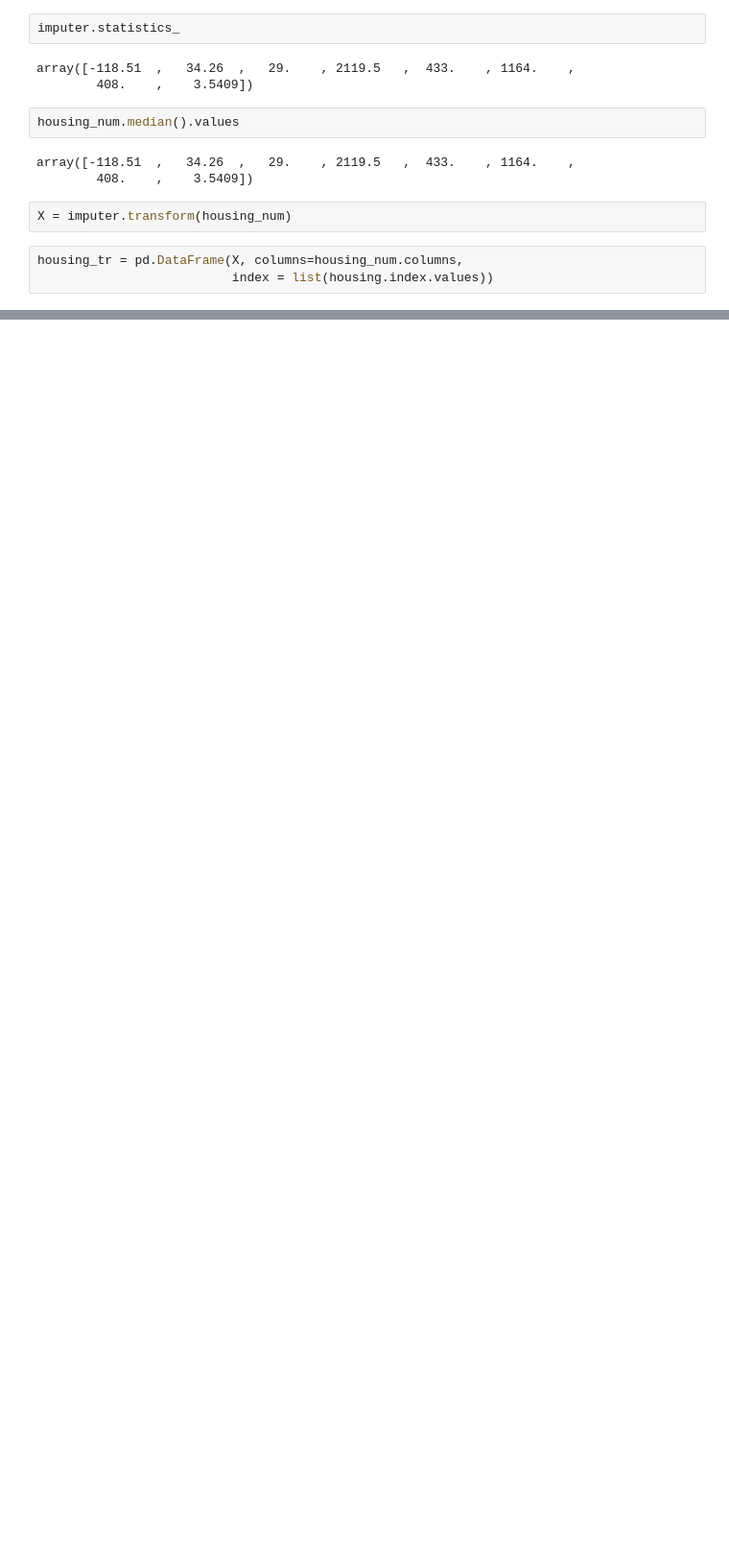
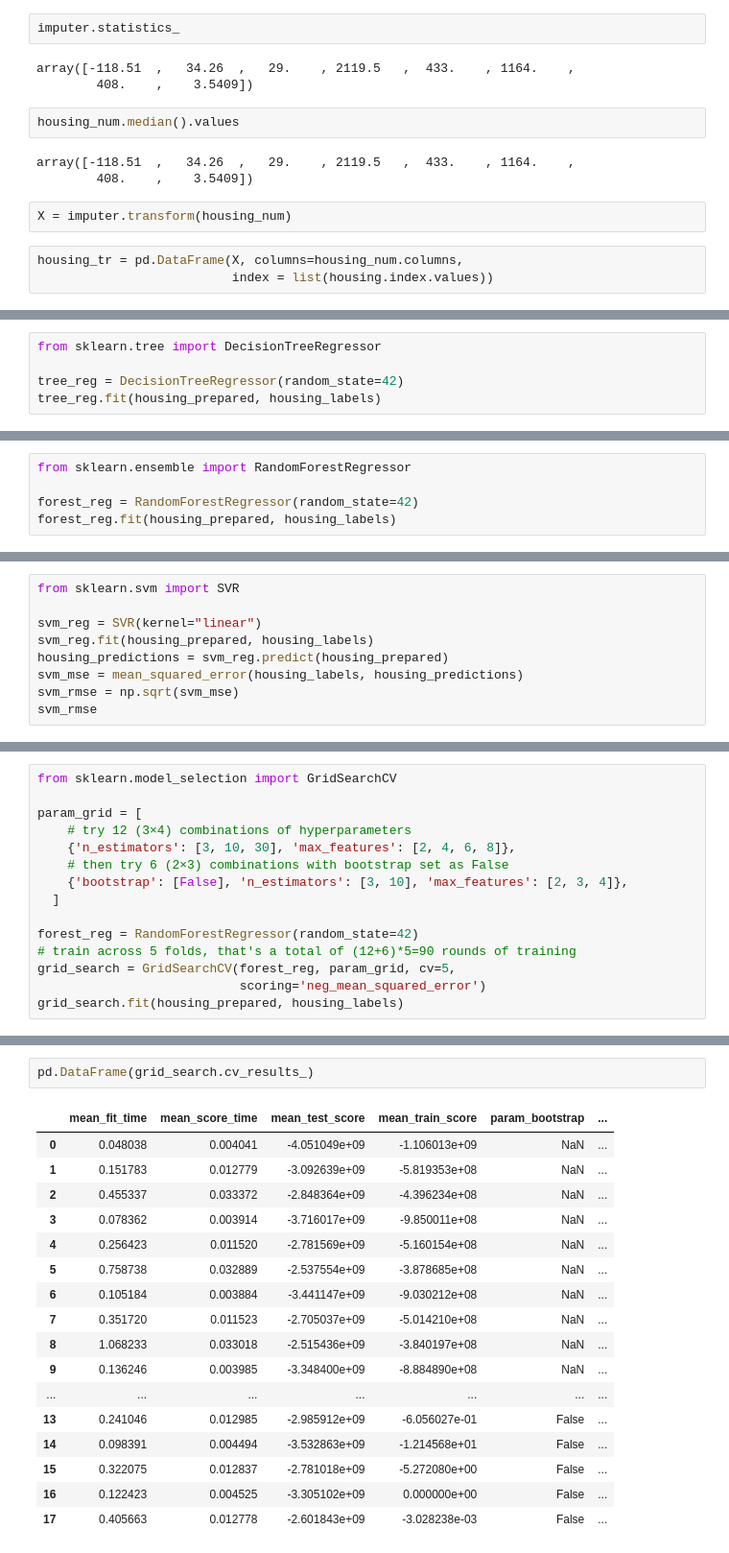
Before and after one commit to thephet/handson_ml, a Jupyter notebook: Housing.ipynb, the cells around one changed output, grey strips where cells are left out. Shown: that part at 96% size. Drawn from its saved outputs; the diff is of its cells as text; blank space fills up the shorter version.

```diff
--- a/Housing.ipynb
+++ b/Housing.ipynb
@@ -317,0 +775,5 @@ housing_tr = pd.DataFrame(X, columns=housing_num.columns,
+# %%
+from sklearn.tree import DecisionTreeRegressor
+
+tree_reg = DecisionTreeRegressor(random_state=42)
+tree_reg.fit(housing_prepared, housing_labels)
@@ -317,0 +823,5 @@ housing_tr = pd.DataFrame(X, columns=housing_num.columns,
+# %%
+from sklearn.ensemble import RandomForestRegressor
+
+forest_reg = RandomForestRegressor(random_state=42)
+forest_reg.fit(housing_prepared, housing_labels)
@@ -317,0 +861,9 @@ housing_tr = pd.DataFrame(X, columns=housing_num.columns,
+# %%
+from sklearn.svm import SVR
+
+svm_reg = SVR(kernel="linear")
+svm_reg.fit(housing_prepared, housing_labels)
+housing_predictions = svm_reg.predict(housing_prepared)
+svm_mse = mean_squared_error(housing_labels, housing_predictions)
+svm_rmse = np.sqrt(svm_mse)
+svm_rmse
@@ -317,0 +885,15 @@ housing_tr = pd.DataFrame(X, columns=housing_num.columns,
+# %%
+from sklearn.model_selection import GridSearchCV
+
+param_grid = [
+    # try 12 (3×4) combinations of hyperparameters
+    {'n_estimators': [3, 10, 30], 'max_features': [2, 4, 6, 8]},
+    # then try 6 (2×3) combinations with bootstrap set as False
+    {'bootstrap': [False], 'n_estimators': [3, 10], 'max_features': [2, 3, 4]},
+  ]
+
+forest_reg = RandomForestRegressor(random_state=42)
+# train across 5 folds, that's a total of (12+6)*5=90 rounds of training
+grid_search = GridSearchCV(forest_reg, param_grid, cv=5,
+                           scoring='neg_mean_squared_error')
+grid_search.fit(housing_prepared, housing_labels)
@@ -317,0 +948,20 @@ housing_tr = pd.DataFrame(X, columns=housing_num.columns,
+# %%
+pd.DataFrame(grid_search.cv_results_)
+# %% [output]
+|  | mean_fit_time | mean_score_time | mean_test_score | mean_train_score | param_bootstrap | ... |
+| 0 | 0.048038 | 0.004041 | -4.051049e+09 | -1.106013e+09 | NaN | ... |
+| 1 | 0.151783 | 0.012779 | -3.092639e+09 | -5.819353e+08 | NaN | ... |
+| 2 | 0.455337 | 0.033372 | -2.848364e+09 | -4.396234e+08 | NaN | ... |
+| 3 | 0.078362 | 0.003914 | -3.716017e+09 | -9.850011e+08 | NaN | ... |
+| 4 | 0.256423 | 0.011520 | -2.781569e+09 | -5.160154e+08 | NaN | ... |
+| 5 | 0.758738 | 0.032889 | -2.537554e+09 | -3.878685e+08 | NaN | ... |
+| 6 | 0.105184 | 0.003884 | -3.441147e+09 | -9.030212e+08 | NaN | ... |
+| 7 | 0.351720 | 0.011523 | -2.705037e+09 | -5.014210e+08 | NaN | ... |
+| 8 | 1.068233 | 0.033018 | -2.515436e+09 | -3.840197e+08 | NaN | ... |
+| 9 | 0.136246 | 0.003985 | -3.348400e+09 | -8.884890e+08 | NaN | ... |
+| ... | ... | ... | ... | ... | ... | ... |
+| 13 | 0.241046 | 0.012985 | -2.985912e+09 | -6.056027e-01 | False | ... |
+| 14 | 0.098391 | 0.004494 | -3.532863e+09 | -1.214568e+01 | False | ... |
+| 15 | 0.322075 | 0.012837 | -2.781018e+09 | -5.272080e+00 | False | ... |
+| 16 | 0.122423 | 0.004525 | -3.305102e+09 | 0.000000e+00 | False | ... |
+| 17 | 0.405663 | 0.012778 | -2.601843e+09 | -3.028238e-03 | False | ... |
```
Also changed, not shown: parts of 48 cells of this notebook.
